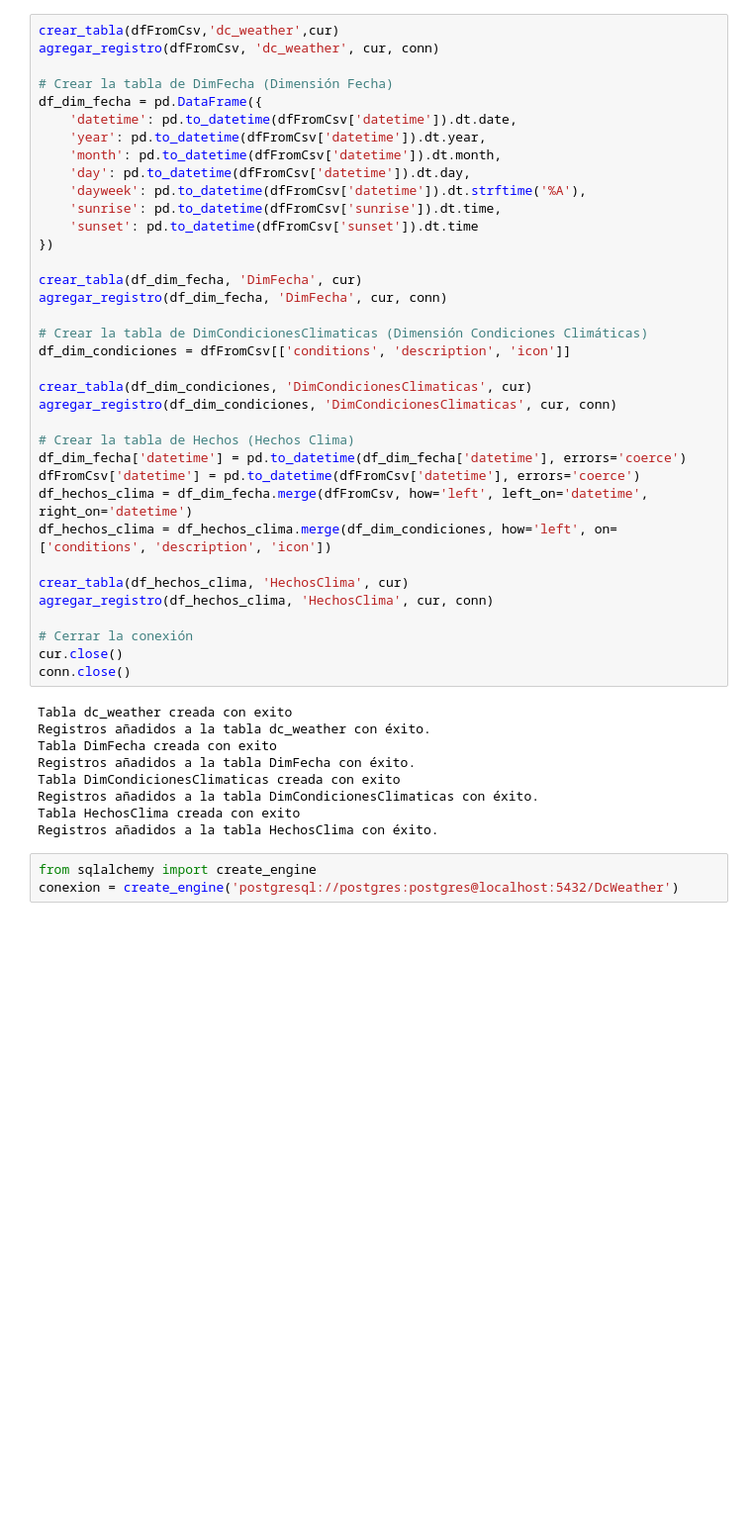
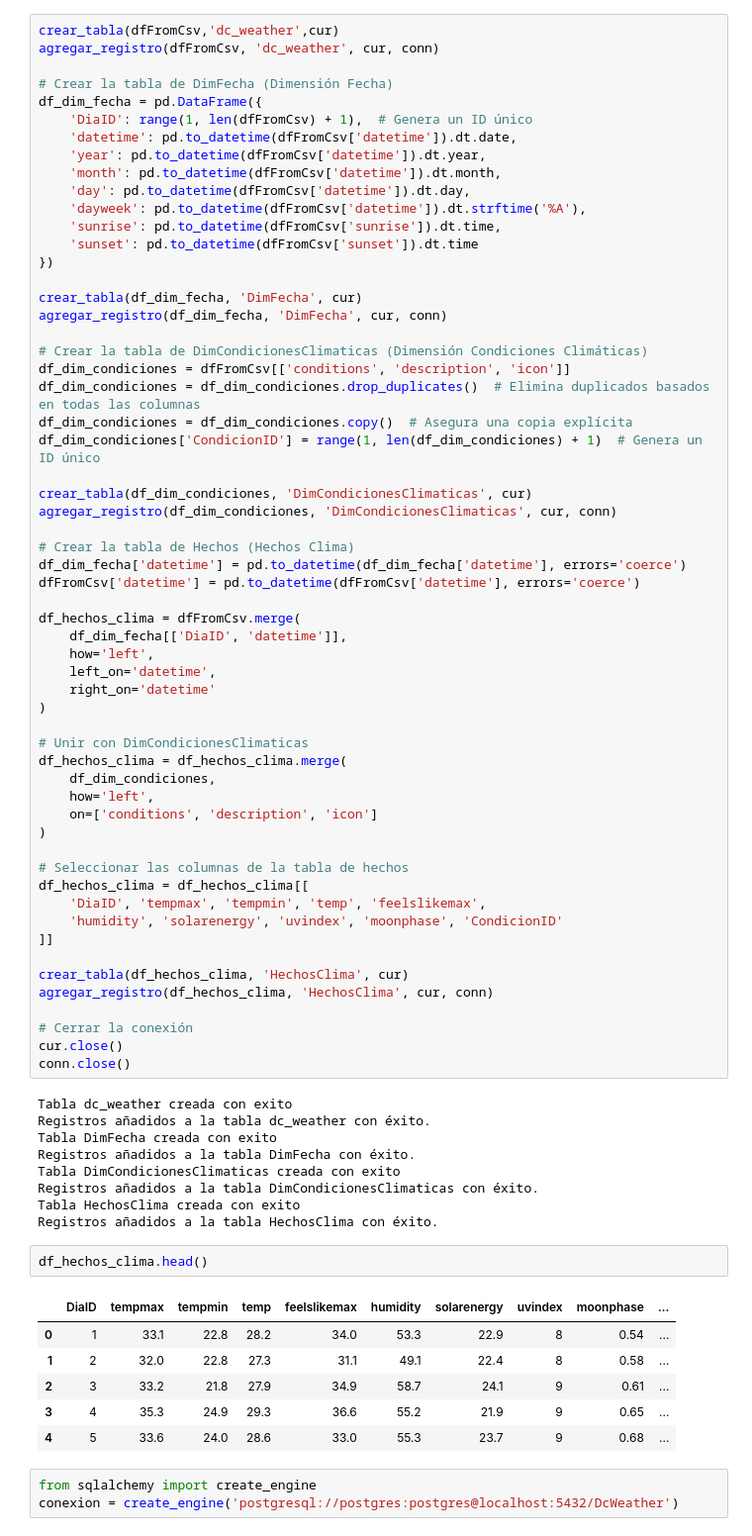
Before and after one commit to diegoal3mx/Weather-Forecast-Model, a Jupyter notebook: proyecto.ipynb, the cells around one changed output. Shown at 99% size. Cells and saved outputs as stored; diff of their text form; blank space fills up the shorter version.

Commit message:
Fact table

```diff
--- a/proyecto.ipynb
+++ b/proyecto.ipynb
@@ -83,6 +83,7 @@ agregar_registro(dfFromCsv, 'dc_weather', cur, conn)
 
 # Crear la tabla de DimFecha (Dimensión Fecha)
 df_dim_fecha = pd.DataFrame({
+    'DiaID': range(1, len(dfFromCsv) + 1),  # Genera un ID único
     'datetime': pd.to_datetime(dfFromCsv['datetime']).dt.date,
     'year': pd.to_datetime(dfFromCsv['datetime']).dt.year,
     'month': pd.to_datetime(dfFromCsv['datetime']).dt.month,
@@ -97,6 +98,9 @@ agregar_registro(df_dim_fecha, 'DimFecha', cur, conn)
 
 # Crear la tabla de DimCondicionesClimaticas (Dimensión Condiciones Climáticas)
 df_dim_condiciones = dfFromCsv[['conditions', 'description', 'icon']]
+df_dim_condiciones = df_dim_condiciones.drop_duplicates()  # Elimina duplicados basados en todas las columnas
+df_dim_condiciones = df_dim_condiciones.copy()  # Asegura una copia explícita
+df_dim_condiciones['CondicionID'] = range(1, len(df_dim_condiciones) + 1)  # Genera un ID único
 
 crear_tabla(df_dim_condiciones, 'DimCondicionesClimaticas', cur)
 agregar_registro(df_dim_condiciones, 'DimCondicionesClimaticas', cur, conn)
@@ -104,8 +108,26 @@ agregar_registro(df_dim_condiciones, 'DimCondicionesClimaticas', cur, conn)
 # Crear la tabla de Hechos (Hechos Clima)
 df_dim_fecha['datetime'] = pd.to_datetime(df_dim_fecha['datetime'], errors='coerce')
 dfFromCsv['datetime'] = pd.to_datetime(dfFromCsv['datetime'], errors='coerce')
-df_hechos_clima = df_dim_fecha.merge(dfFromCsv, how='left', left_on='datetime', right_on='datetime')
-df_hechos_clima = df_hechos_clima.merge(df_dim_condiciones, how='left', on=['conditions', 'description', 'icon'])
+
+df_hechos_clima = dfFromCsv.merge(
+    df_dim_fecha[['DiaID', 'datetime']],
+    how='left',
+    left_on='datetime',
+    right_on='datetime'
+)
+
+# Unir con DimCondicionesClimaticas
+df_hechos_clima = df_hechos_clima.merge(
+    df_dim_condiciones,
+    how='left',
+    on=['conditions', 'description', 'icon']
+)
+
+# Seleccionar las columnas de la tabla de hechos
+df_hechos_clima = df_hechos_clima[[
+    'DiaID', 'tempmax', 'tempmin', 'temp', 'feelslikemax',
+    'humidity', 'solarenergy', 'uvindex', 'moonphase', 'CondicionID'
+]]
 
 crear_tabla(df_hechos_clima, 'HechosClima', cur)
 agregar_registro(df_hechos_clima, 'HechosClima', cur, conn)
@@ -122,6 +144,15 @@ Tabla DimCondicionesClimaticas creada con exito
 Registros añadidos a la tabla DimCondicionesClimaticas con éxito.
 Tabla HechosClima creada con exito
 Registros añadidos a la tabla HechosClima con éxito.
+# %%
+df_hechos_clima.head()
+# %% [output]
+|  | DiaID | tempmax | tempmin | temp | feelslikemax | humidity | solarenergy | uvindex | moonphase | ... |
+| 0 | 1 | 33.1 | 22.8 | 28.2 | 34.0 | 53.3 | 22.9 | 8 | 0.54 | ... |
+| 1 | 2 | 32.0 | 22.8 | 27.3 | 31.1 | 49.1 | 22.4 | 8 | 0.58 | ... |
+| 2 | 3 | 33.2 | 21.8 | 27.9 | 34.9 | 58.7 | 24.1 | 9 | 0.61 | ... |
+| 3 | 4 | 35.3 | 24.9 | 29.3 | 36.6 | 55.2 | 21.9 | 9 | 0.65 | ... |
+| 4 | 5 | 33.6 | 24.0 | 28.6 | 33.0 | 55.3 | 23.7 | 9 | 0.68 | ... |
 # %%
 from sqlalchemy import create_engine
 conexion = create_engine('postgresql://postgres:postgres@localhost:5432/DcWeather')
```
